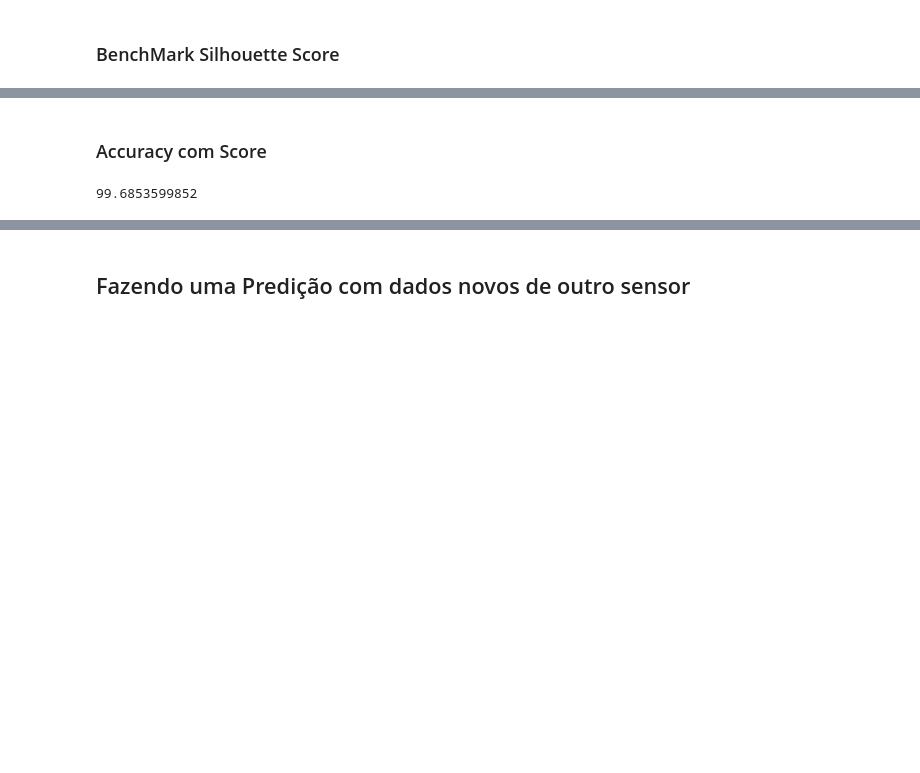
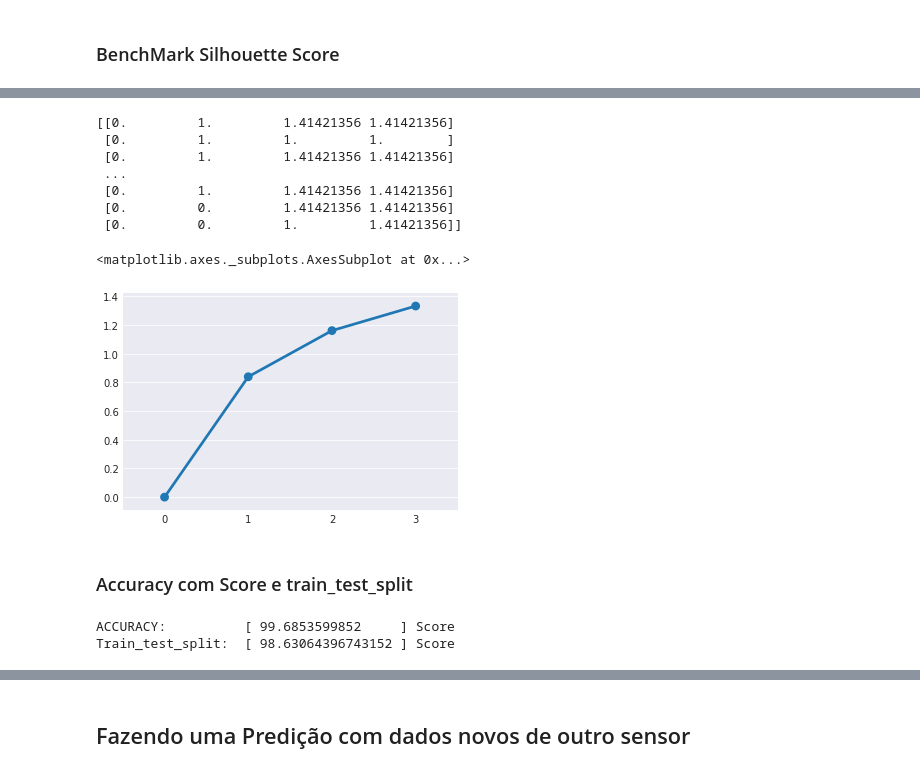
Before and after one commit to juanengml/gardening-robot, a Jupyter notebook: Gardening Robot.ipynb, the cells around one changed output, grey strips where cells are left out. Cells and saved outputs as stored; diff of their text form; code cells hidden in the pictures; blank space fills up the shorter version.

```diff
--- a/Gardening Robot.ipynb
+++ b/Gardening Robot.ipynb
@@ -186,9 +239,31 @@ Clusters KMeans          = 30. Silhouette_score: 0.347713230263
+# %%
+print distances
+sns.pointplot(data=distances)
+# %% [output]
+[[0.         1.         1.41421356 1.41421356]
+ [0.         1.         1.         1.        ]
+ [0.         1.         1.41421356 1.41421356]
+ ...
+ [0.         1.         1.41421356 1.41421356]
+ [0.         0.         1.41421356 1.41421356]
+ [0.         0.         1.         1.41421356]]
+<matplotlib.axes._subplots.AxesSubplot at 0x...>
+[figure, added]
 # %% [markdown]
-### Accuracy com Score
+### Accuracy com Score e train_test_split
-# %%
-y_pred_val = knn.predict(X)
-
-precisao =  float(accuracy_score(y, y_pred_val))* 100
-print  precisao
-# %% [output]
-99.6853599852
+# %%
+y_pred_val = knn.predict(X)
+
+Accurary_score =  float(accuracy_score(y, y_pred_val))* 100
+print "ACCURACY: \t   [",Accurary_score,"    ] Score"
+
+X_train, X_test, y_train, y_test = train_test_split(X, y,
+                                                    test_size=.5,
+                                                    random_state=42)
+classifier = KNeighborsClassifier(n_neighbors=4)
+classifier.fit(X_train, y_train)
+y_score = classifier.score(X_test,y_test)*100
+print "Train_test_split:  [",y_score,"] Score"
+# %% [output]
+ACCURACY:          [ 99.6853599852     ] Score
+Train_test_split:  [ 98.63064396743152 ] Score
```
Also changed, not shown: parts of 16 cells of this notebook, 1 other file.
